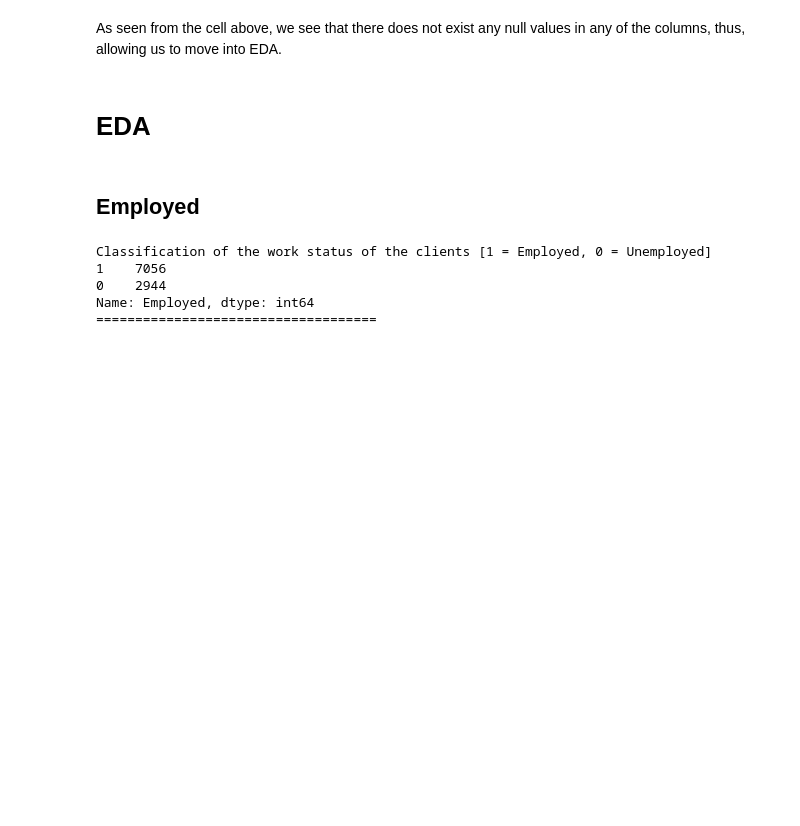
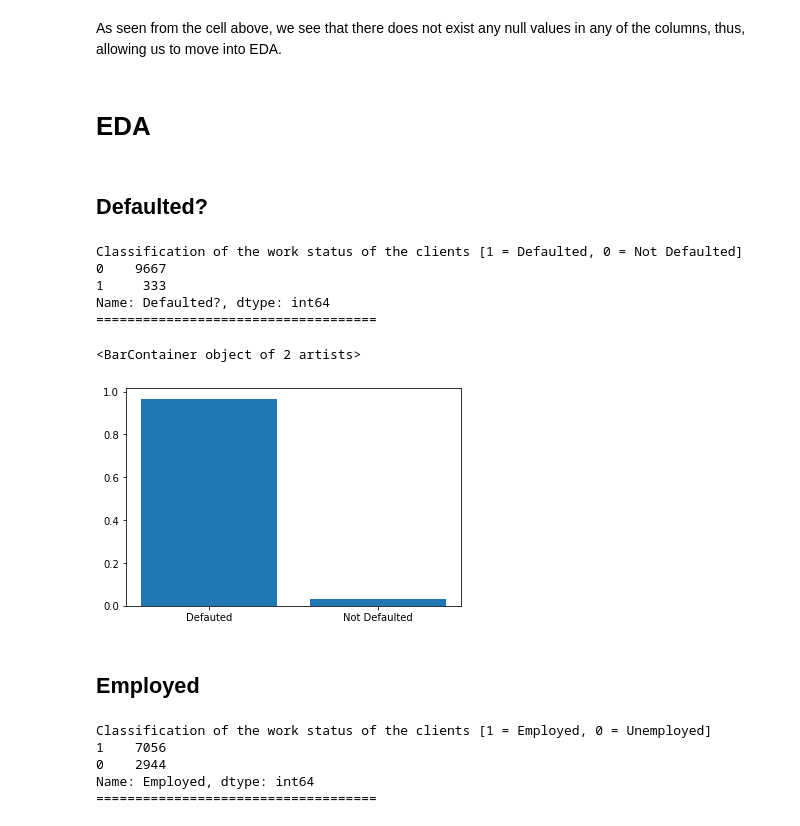
Before and after one commit to raphaelyt/projects, a Jupyter notebook: simulations/Comparison of Classification Models-Credit Defaults.ipynb, the cells around one changed output. Drawn from its saved outputs; the diff is of its cells as text; code cells hidden in the pictures; blank space fills up the shorter version.

```diff
--- a/simulations/Comparison of Classification Models-Credit Defaults.ipynb
+++ b/simulations/Comparison of Classification Models-Credit Defaults.ipynb
@@ -82,6 +82,23 @@ dtype: int64
 As seen from the cell above, we see that there does not exist any null values in any of the columns, thus, allowing us to move into EDA.
 # %% [markdown]
 # EDA
+# %% [markdown]
+## Defaulted?
+# %%
+#Employed
+print('Classification of the work status of the clients [1 = Defaulted, 0 = Not Defaulted]')
+print(dep_df.value_counts())
+print('====================================')
+norm_def = dep_df.value_counts()/len(dep_df)
+plt.bar(['Defauted','Not Defaulted'], norm_def)
+# %% [output]
+Classification of the work status of the clients [1 = Defaulted, 0 = Not Defaulted]
+0    9667
+1     333
+Name: Defaulted?, dtype: int64
+====================================
+<BarContainer object of 2 artists>
+[figure, added]
 # %% [markdown]
 ## Employed
 # %%
```
Also changed, not shown: parts of 61 cells of this notebook.
